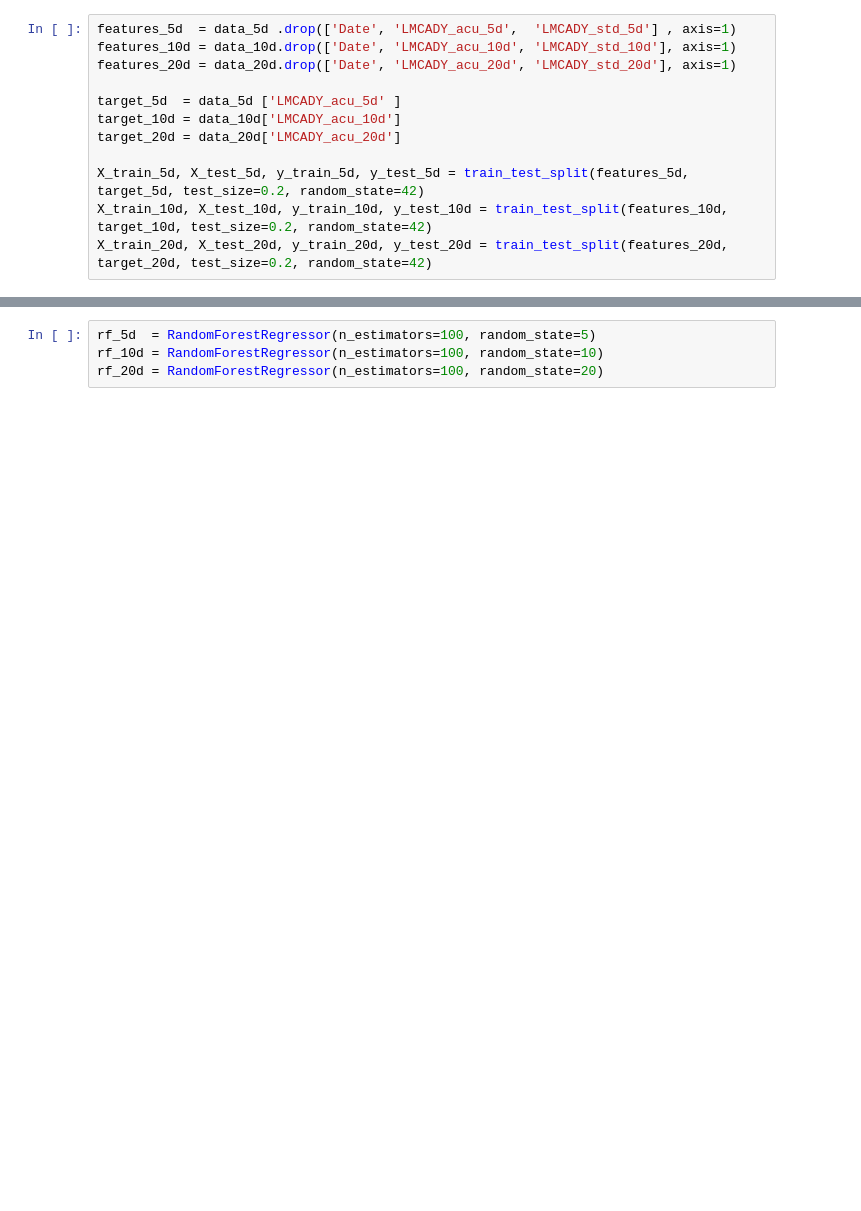
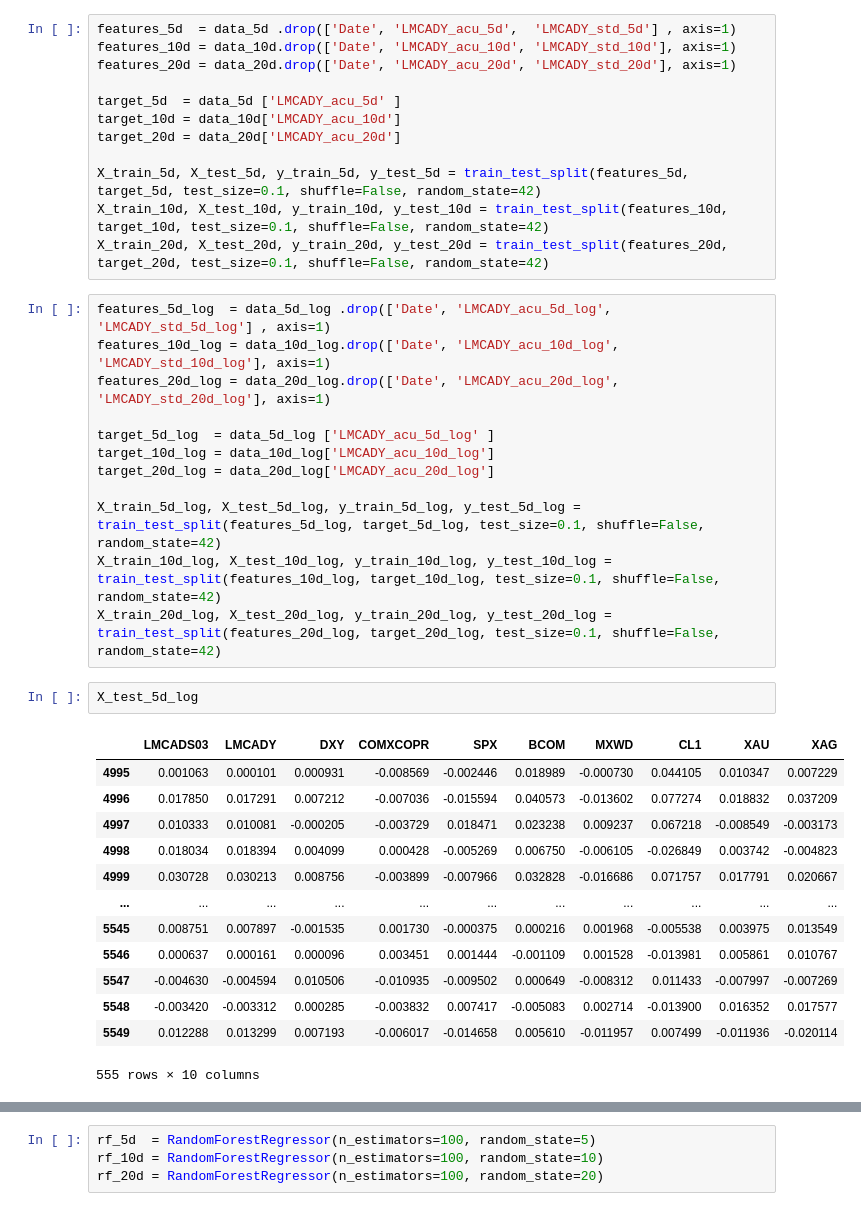
Before and after one commit to f8ac/catalogo-final, a Jupyter notebook: rfe.ipynb, the cells around one changed output, grey strips where cells are left out. Drawn from its saved outputs; the diff is of its cells as text; blank space fills up the shorter version.

```diff
--- a/rfe.ipynb
+++ b/rfe.ipynb
@@ -24,6 +28,34 @@ target_5d  = data_5d ['LMCADY_acu_5d' ]
 target_10d = data_10d['LMCADY_acu_10d']
 target_20d = data_20d['LMCADY_acu_20d']
 
-X_train_5d, X_test_5d, y_train_5d, y_test_5d = train_test_split(features_5d, target_5d, test_size=0.2, random_state=42)
-X_train_10d, X_test_10d, y_train_10d, y_test_10d = train_test_split(features_10d, target_10d, test_size=0.2, random_state=42)
-X_train_20d, X_test_20d, y_train_20d, y_test_20d = train_test_split(features_20d, target_20d, test_size=0.2, random_state=42)
+X_train_5d, X_test_5d, y_train_5d, y_test_5d = train_test_split(features_5d, target_5d, test_size=0.1, shuffle=False, random_state=42)
+X_train_10d, X_test_10d, y_train_10d, y_test_10d = train_test_split(features_10d, target_10d, test_size=0.1, shuffle=False, random_state=42)
+X_train_20d, X_test_20d, y_train_20d, y_test_20d = train_test_split(features_20d, target_20d, test_size=0.1, shuffle=False, random_state=42)
+# %%
+features_5d_log  = data_5d_log .drop(['Date', 'LMCADY_acu_5d_log',  'LMCADY_std_5d_log'] , axis=1)
+features_10d_log = data_10d_log.drop(['Date', 'LMCADY_acu_10d_log', 'LMCADY_std_10d_log'], axis=1)
+features_20d_log = data_20d_log.drop(['Date', 'LMCADY_acu_20d_log', 'LMCADY_std_20d_log'], axis=1)
+
+target_5d_log  = data_5d_log ['LMCADY_acu_5d_log' ]
+target_10d_log = data_10d_log['LMCADY_acu_10d_log']
+target_20d_log = data_20d_log['LMCADY_acu_20d_log']
+
+X_train_5d_log, X_test_5d_log, y_train_5d_log, y_test_5d_log = train_test_split(features_5d_log, target_5d_log, test_size=0.1, shuffle=False, random_state=42)
+X_train_10d_log, X_test_10d_log, y_train_10d_log, y_test_10d_log = train_test_split(features_10d_log, target_10d_log, test_size=0.1, shuffle=False, random_state=42)
+X_train_20d_log, X_test_20d_log, y_train_20d_log, y_test_20d_log = train_test_split(features_20d_log, target_20d_log, test_size=0.1, shuffle=False, random_state=42)
+# %%
+X_test_5d_log
+# %% [output]
+|  | LMCADS03 | LMCADY | DXY | COMXCOPR | SPX | BCOM | MXWD | CL1 | XAU | XAG |
+| 4995 | 0.001063 | 0.000101 | 0.000931 | -0.008569 | -0.002446 | 0.018989 | -0.000730 | 0.044105 | 0.010347 | 0.007229 |
+| 4996 | 0.017850 | 0.017291 | 0.007212 | -0.007036 | -0.015594 | 0.040573 | -0.013602 | 0.077274 | 0.018832 | 0.037209 |
+| 4997 | 0.010333 | 0.010081 | -0.000205 | -0.003729 | 0.018471 | 0.023238 | 0.009237 | 0.067218 | -0.008549 | -0.003173 |
+| 4998 | 0.018034 | 0.018394 | 0.004099 | 0.000428 | -0.005269 | 0.006750 | -0.006105 | -0.026849 | 0.003742 | -0.004823 |
+| 4999 | 0.030728 | 0.030213 | 0.008756 | -0.003899 | -0.007966 | 0.032828 | -0.016686 | 0.071757 | 0.017791 | 0.020667 |
+| ... | ... | ... | ... | ... | ... | ... | ... | ... | ... | ... |
+| 5545 | 0.008751 | 0.007897 | -0.001535 | 0.001730 | -0.000375 | 0.000216 | 0.001968 | -0.005538 | 0.003975 | 0.013549 |
+| 5546 | 0.000637 | 0.000161 | 0.000096 | 0.003451 | 0.001444 | -0.001109 | 0.001528 | -0.013981 | 0.005861 | 0.010767 |
+| 5547 | -0.004630 | -0.004594 | 0.010506 | -0.010935 | -0.009502 | 0.000649 | -0.008312 | 0.011433 | -0.007997 | -0.007269 |
+| 5548 | -0.003420 | -0.003312 | 0.000285 | -0.003832 | 0.007417 | -0.005083 | 0.002714 | -0.013900 | 0.016352 | 0.017577 |
+| 5549 | 0.012288 | 0.013299 | 0.007193 | -0.006017 | -0.014658 | 0.005610 | -0.011957 | 0.007499 | -0.011936 | -0.020114 |
+555 rows × 10 columns
```
Also changed, not shown: parts of 16 cells of this notebook, 16 other files.
